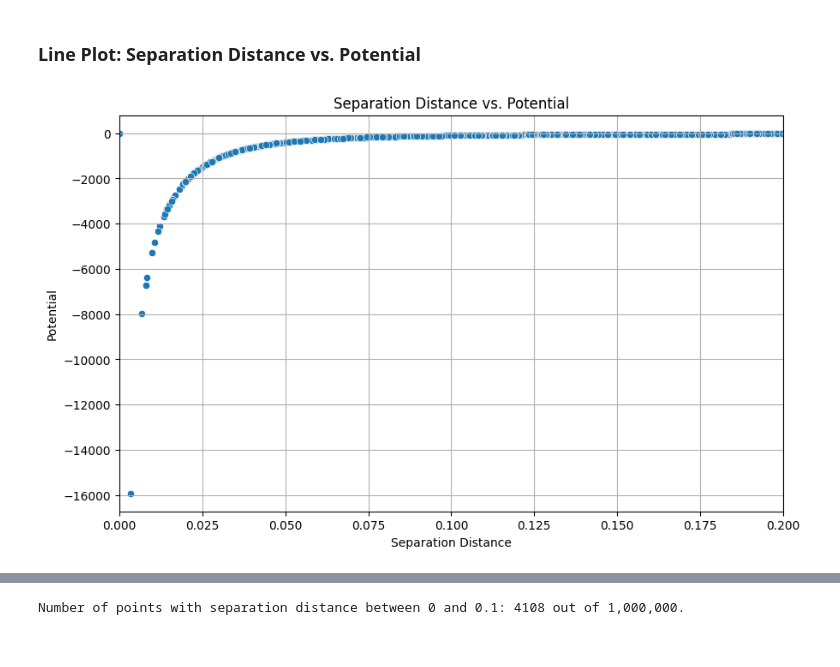
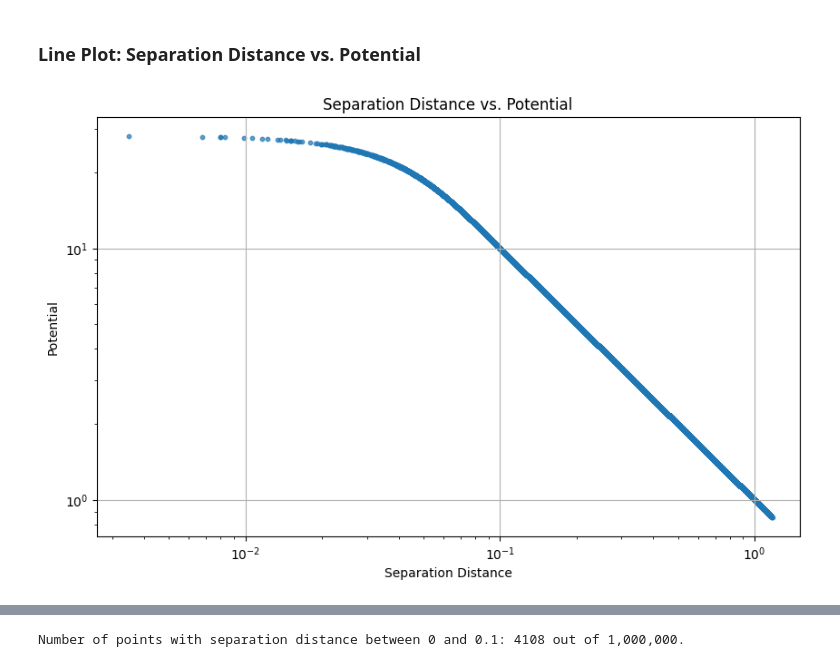
Before and after one commit to amf599-cyber/N-Body_Test, a Jupyter notebook: Test-Data-Analysis-v1-2.ipynb, the cells around one changed output, grey strips where cells are left out. Saved outputs shown, nothing was run; the diff lists cells and outputs as text; code cells hidden in the pictures.

```diff
--- a/Test-Data-Analysis-v1-2.ipynb
+++ b/Test-Data-Analysis-v1-2.ipynb
@@ -89,15 +89,20 @@ plt.show()
 ### Line Plot: Separation Distance vs. Potential
 # %%
 plt.figure(figsize=(10, 6))
-sns.scatterplot(data=df, x='distance', y='pot_magnitude')
+#sns.scatterplot(data=df, x='distance', y='pot_magnitude')
+
+plt.scatter(df['distance'], -df['pot_magnitude'], label='Observed Data', s=10, alpha=0.7)
+plt.xscale('log')
+plt.yscale('log')
+
 plt.title('Separation Distance vs. Potential')
 plt.xlabel('Separation Distance')
 plt.ylabel('Potential')
-plt.xlim(0, 0.2) # Zoom in on the x-axis
+plt.xlim(0, 1.5) # Zoom in on the x-axis
 plt.grid(True)
 plt.show()
 # %% [output]
-[figure, old version]
+[figure, new version]
 # %%
 # Find the index of the maximum acceleration magnitude
 max_acc_idx = df['acc_magnitude'].idxmax()
```
Also changed, not shown: parts of 4 cells of this notebook.
